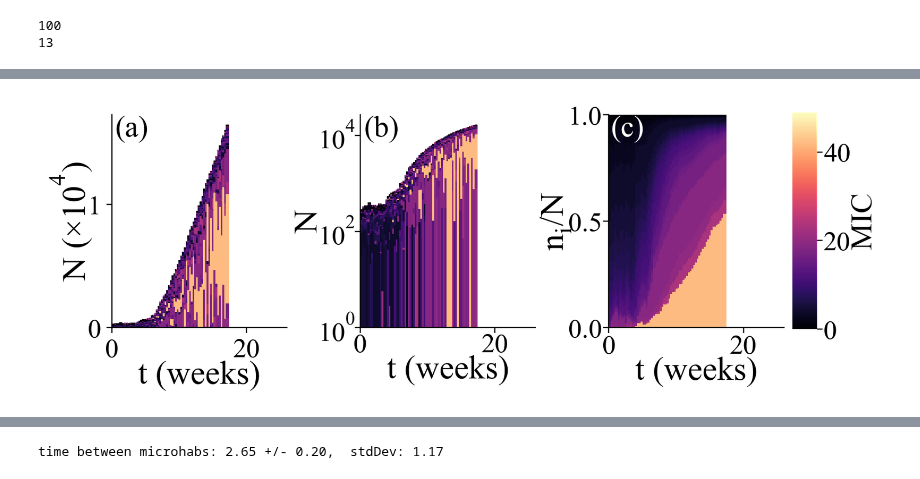
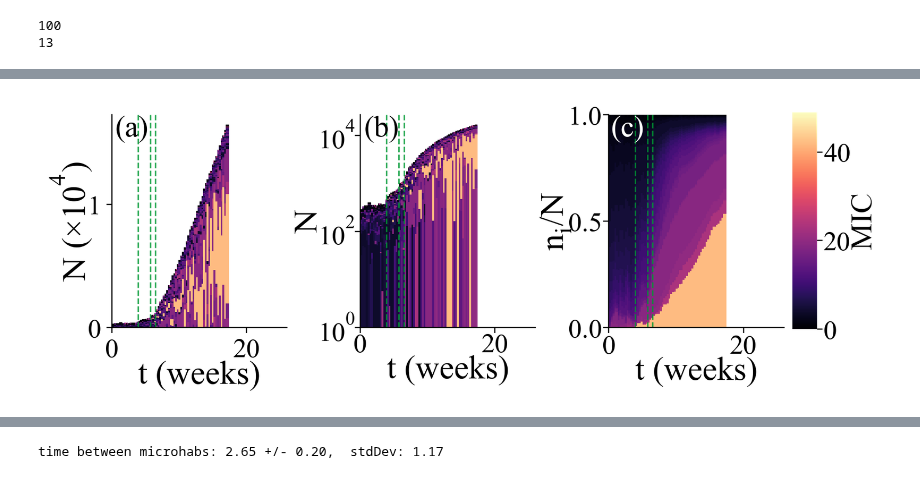
Before and after one commit to patricksinclair/multispecies_postprocessing, a Jupyter notebook: geno_distbs/varying_susceps/geno_distb_plotter.ipynb, the cells around one changed output, grey strips where cells are left out. Saved outputs shown, nothing was run; the diff lists cells and outputs as text; code cells hidden in the pictures.

Commit message:
updated bftt plots

```diff
--- a/geno_distbs/varying_susceps/geno_distb_plotter.ipynb
+++ b/geno_distbs/varying_susceps/geno_distb_plotter.ipynb
@@ -530,8 +516,8 @@ def plot1x3GridOfGenoDistbs_wrt_t(geno_data, N_max, geno_max):
             t_last = float(t)
             n_last = float(n_dict[t])
 
-#         for nmh_t in new_mh_times[1:4]:
-#             ax.axvline(nmh_t, ls="-", c='#009933', lw=2, alpha=0.6)
+        for nmh_t in new_mh_times[1:4]:
+            ax.axvline(nmh_t, ls="--", c='#009933', lw=1., alpha=0.8)
 
         duration_weeks = duration/(24.*7) # rescale to weeks
 
@@ -605,37 +591,37 @@ def plot1x3GridOfGenoDistbs_wrt_t(geno_data, N_max, geno_max):
             n_last = float(n_dict[t])
 
 
-#         for nmh_t in new_mh_times[1:4]:
-#             ax.axvline(nmh_t, ls="-", c='#009933', lw=2, alpha=0.6)
+        for nmh_t in new_mh_times[1:4]:
+            ax.axvline(nmh_t, ls="--", c='#009933', lw=1., alpha=0.8)
 
         ax.set_ylim(0, 1.)
         ax.set_ylabel(y_label, fontsize=22, labelpad=-3)
         ax.set_xlabel("t (weeks)", fontsize=22, labelpad=-2)
 #         ax.label_outer()
         ax.set_yticks([0., 0.5, 1.0])
         ax.set_xlim(0, duration/(24.*7))
         ax.text(0.01, 0.9, "("+letter+")", transform=ax.transAxes, fontsize=20, color='white')
         ax.tick_params(axis='both', labelsize=numbersize, pad=1)
 
 
     cmap = plt.get_cmap('magma') # make sure this matches the one used above
     cbar_ax = fig.add_axes([0.91, 0.12, 0.028, 0.77])
     cbar = fig.colorbar(cm.ScalarMappable(norm=mpl.colors.Normalize(vmin=0, vmax=geno_max), cmap=cmap), cax=cbar_ax)
     cbar.set_label(f'MIC', fontsize=20, labelpad=-0.2)
     cbar.ax.tick_params(labelsize=numbersize, pad=1)
     cbar.outline.set_visible(False)
 
 
 
 #     plt.savefig('geno_distb_plots/1x3_plot_showcase_vs_t.pdf', bbox_inches="tight", dpi=330)
     plt.savefig('ms_paper_plots/1x3_plot_showcase_vs_t_low_migration.pdf', bbox_inches="tight", dpi=330)
     plt.show()
 
 
 #plot1x3GridOfGenoDistbs_wrt_t(pcres_14_run_b, N_max=n_max_2x2, geno_max=geno_max_2x2)
 plot1x3GridOfGenoDistbs_wrt_t(pcres_16_run_d_low_r_mig, N_max=n_max_2x3_16pc_low_r_mig, geno_max=geno_max_2x3_16pc_low_r_mig)
 # %% [output]
-[figure, old version]
+[figure, new version]
 # %%
 def plot2x3GridOfGenoDistbs_wrt_t(geno_data_list, N_max, geno_max, log_scale=False):
     '''
```
Also changed, not shown: parts of 3 cells of this notebook, 3 other files.
